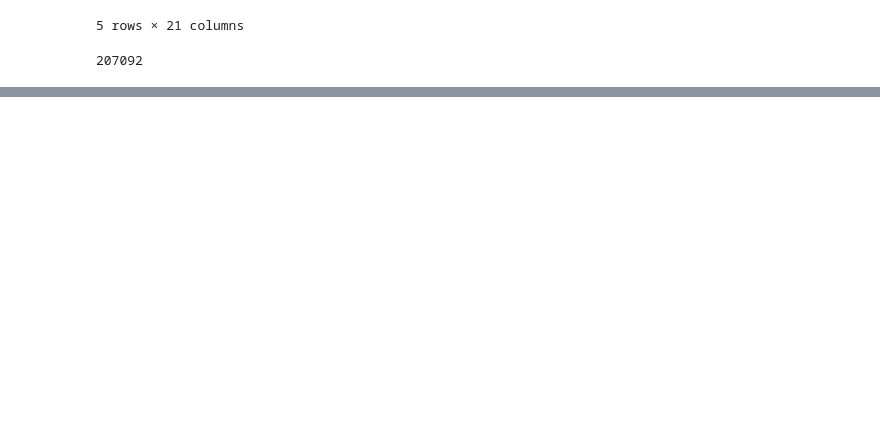
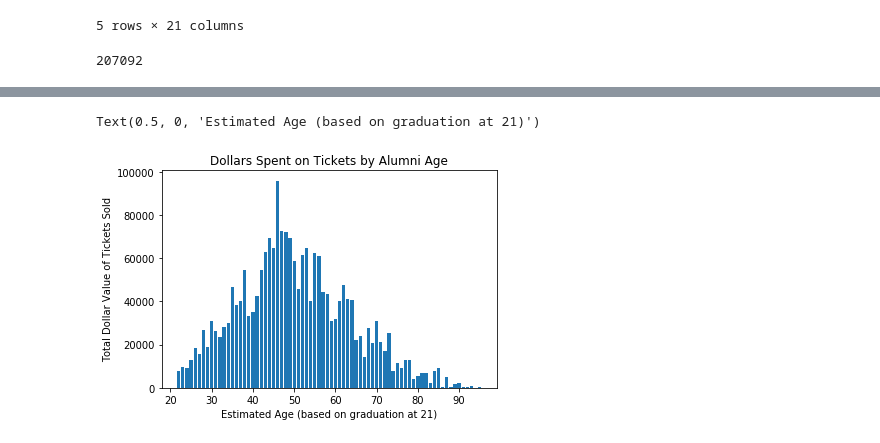
Before and after one commit to rohitmog/ctrl_alt_defeat, a Jupyter notebook: notebook/Kevin.ipynb, the cells around one changed output, grey strips where cells are left out. Saved outputs shown, nothing was run; the diff lists cells and outputs as text; code cells hidden in the pictures; blank space fills up the shorter version.

```diff
--- a/notebook/Kevin.ipynb
+++ b/notebook/Kevin.ipynb
@@ -75,0 +111,12 @@ Text(0.5, 0, 'Estimated Age (based on graduation at 21)')
+# %%
+ages = []
+for year in years:
+    ages.append(2020 - (year - AGE_OF_GRAD))
+
+plt.bar(ages, values, align='center')
+plt.title('Dollars Spent on Tickets by Alumni Age')
+plt.ylabel('Total Dollar Value of Tickets Sold')
+plt.xlabel('Estimated Age (based on graduation at 21)')
+# %% [output]
+Text(0.5, 0, 'Estimated Age (based on graduation at 21)')
+[figure, added]
```
Also changed, not shown: parts of 6 cells of this notebook.
